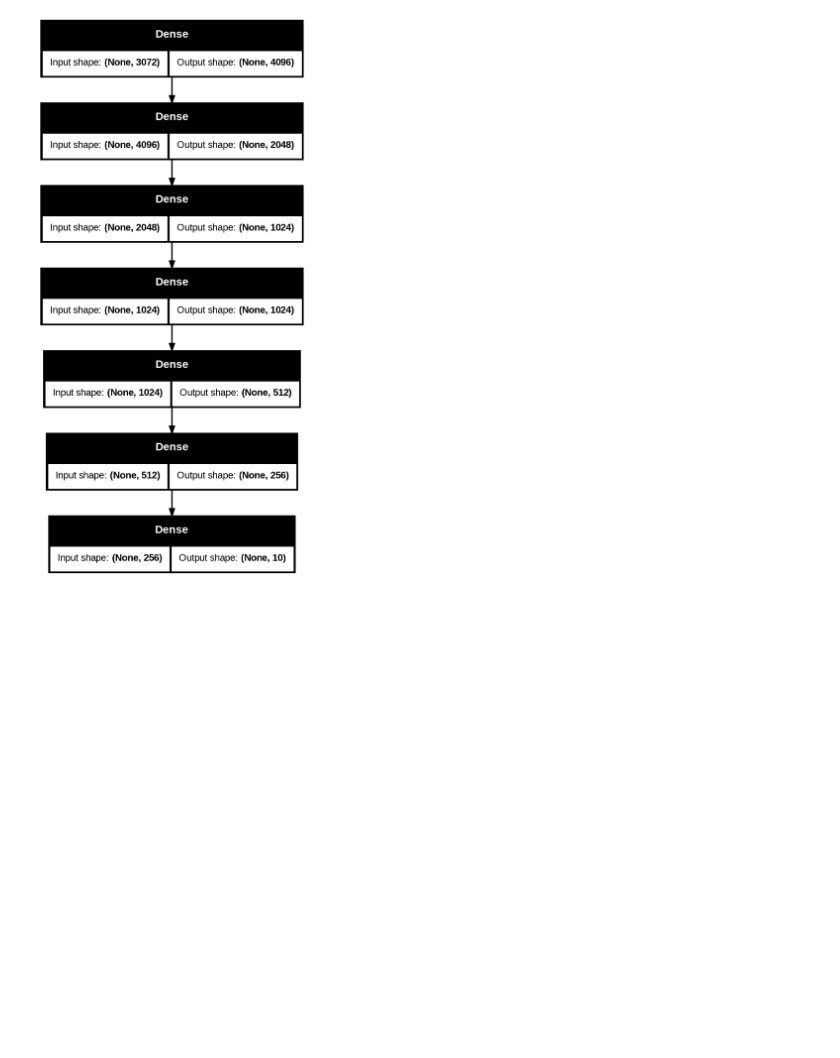
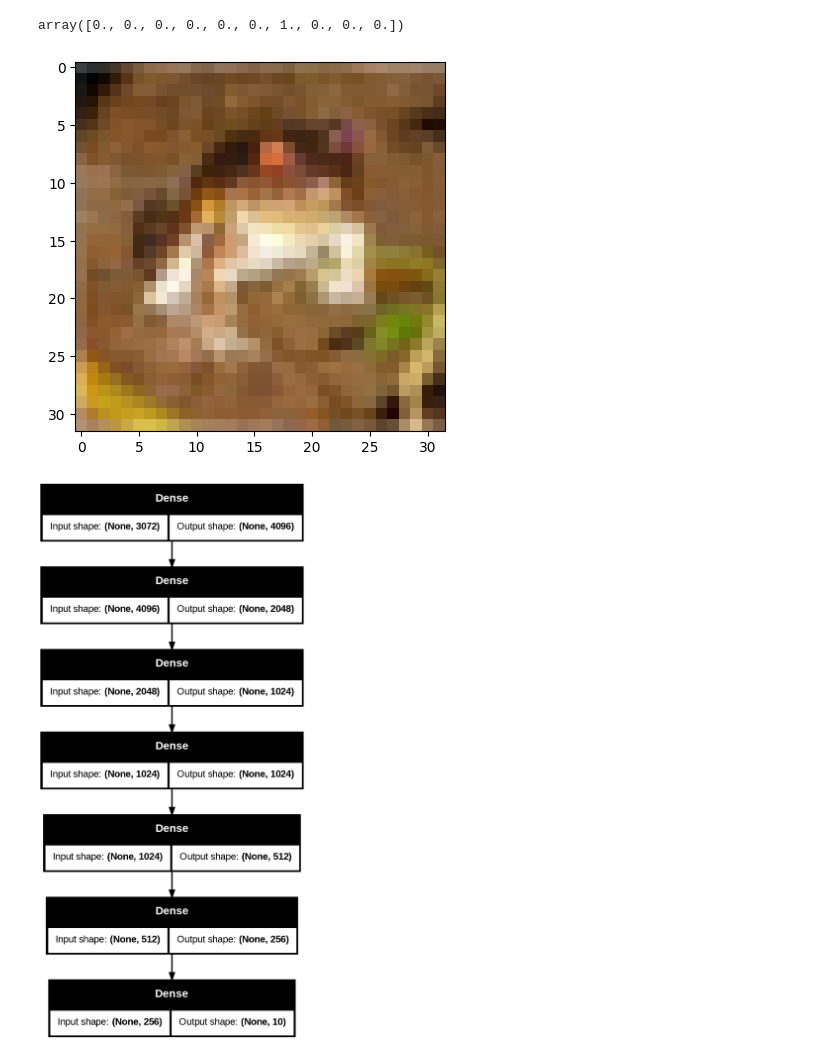
Before and after one commit to Elsacred02/assignment_2_advanced_machine_learning, a Jupyter notebook: Problema2.ipynb, the cells around one changed output. Saved outputs shown, nothing was run; the diff lists cells and outputs as text; code cells hidden in the pictures; blank space fills up the shorter version.

```diff
--- a/Problema2.ipynb
+++ b/Problema2.ipynb
@@ -23,3 +29,9 @@ x_test_flat = x_test.reshape(-1, 3072)
+# %%
+plt.imshow(x_train[0].reshape(32, 32, 3))
+Y_train[0]
+# %% [output]
+array([0., 0., 0., 0., 0., 0., 1., 0., 0., 0.])
+[figure, added]
 # %%
 model = keras.Sequential([
     layers.Input(shape=(3072,)),
```
Also changed, not shown: parts of 10 cells of this notebook.
